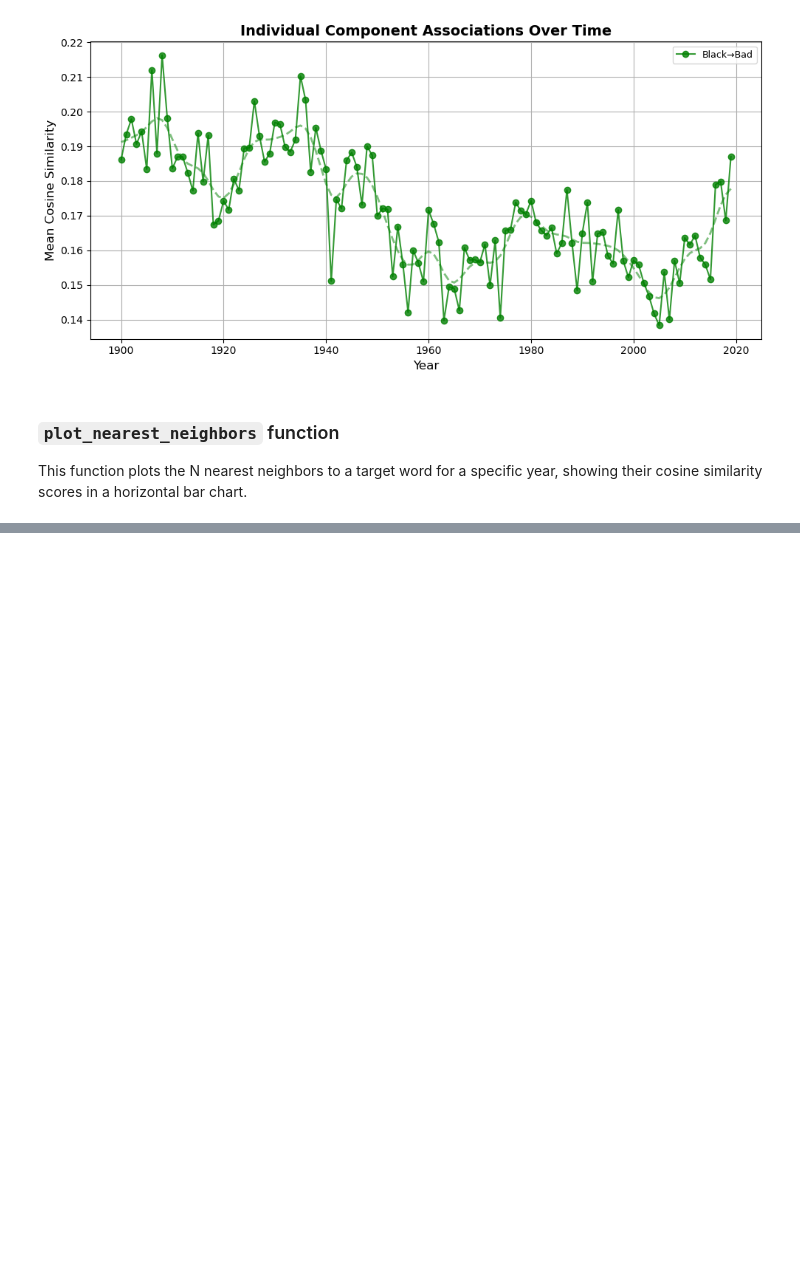
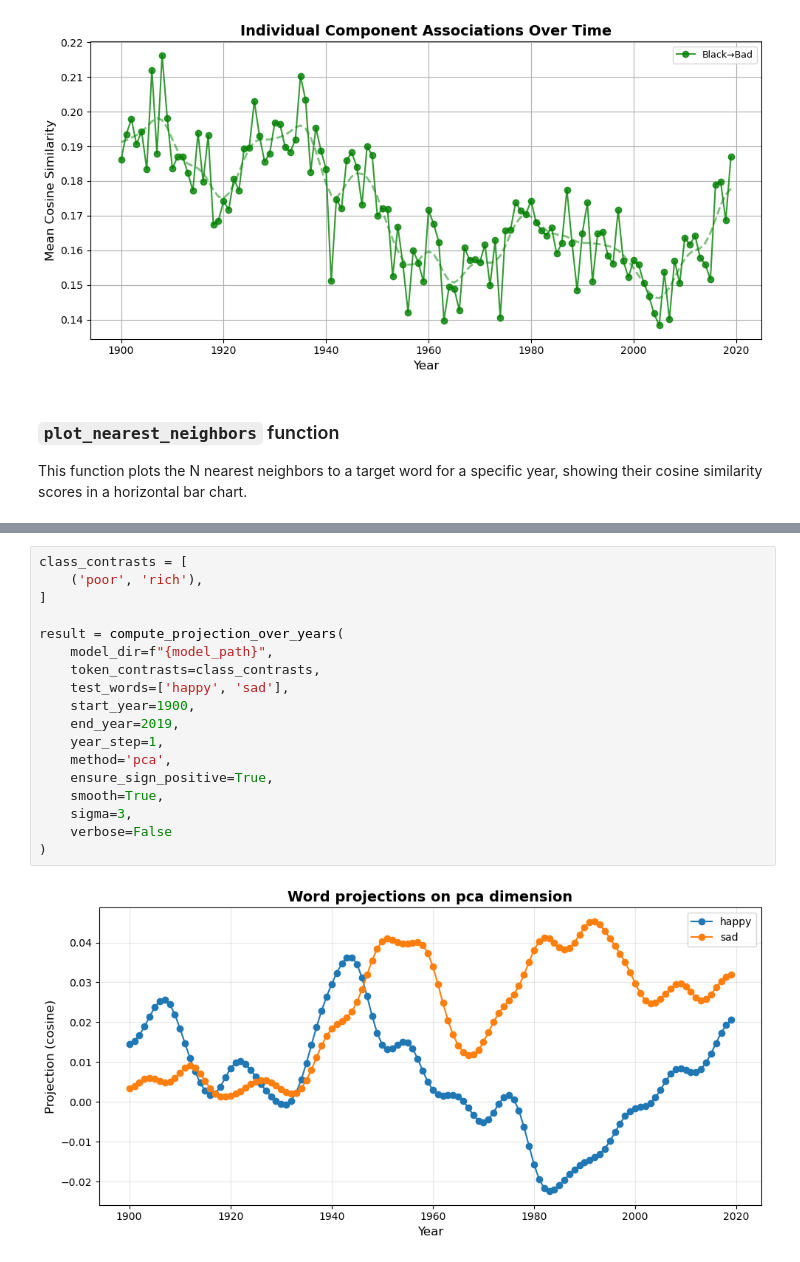
Before and after one commit to eric-d-knowles/lexichron, a Jupyter notebook: notebooks/ngram_change_analysis_workflow.ipynb, the cells around one changed output, grey strips where cells are left out. Saved outputs shown, nothing was run; the diff lists cells and outputs as text; blank space fills up the shorter version.

```diff
--- a/notebooks/ngram_change_analysis_workflow.ipynb
+++ b/notebooks/ngram_change_analysis_workflow.ipynb
@@ -277,0 +581,20 @@ Nearest neighbors:
+# %%
+class_contrasts = [
+    ('poor', 'rich'),
+]
+
+result = compute_projection_over_years(
+    model_dir=f"{model_path}",
+    token_contrasts=class_contrasts,
+    test_words=['happy', 'sad'],
+    start_year=1900,
+    end_year=2019,
+    year_step=1,
+    method='pca',
+    ensure_sign_positive=True,
+    smooth=True,
+    sigma=3,
+    verbose=False
+)
+# %% [output]
+[figure, added]
```
Also changed, not shown: parts of 13 cells of this notebook, 8 other files.
